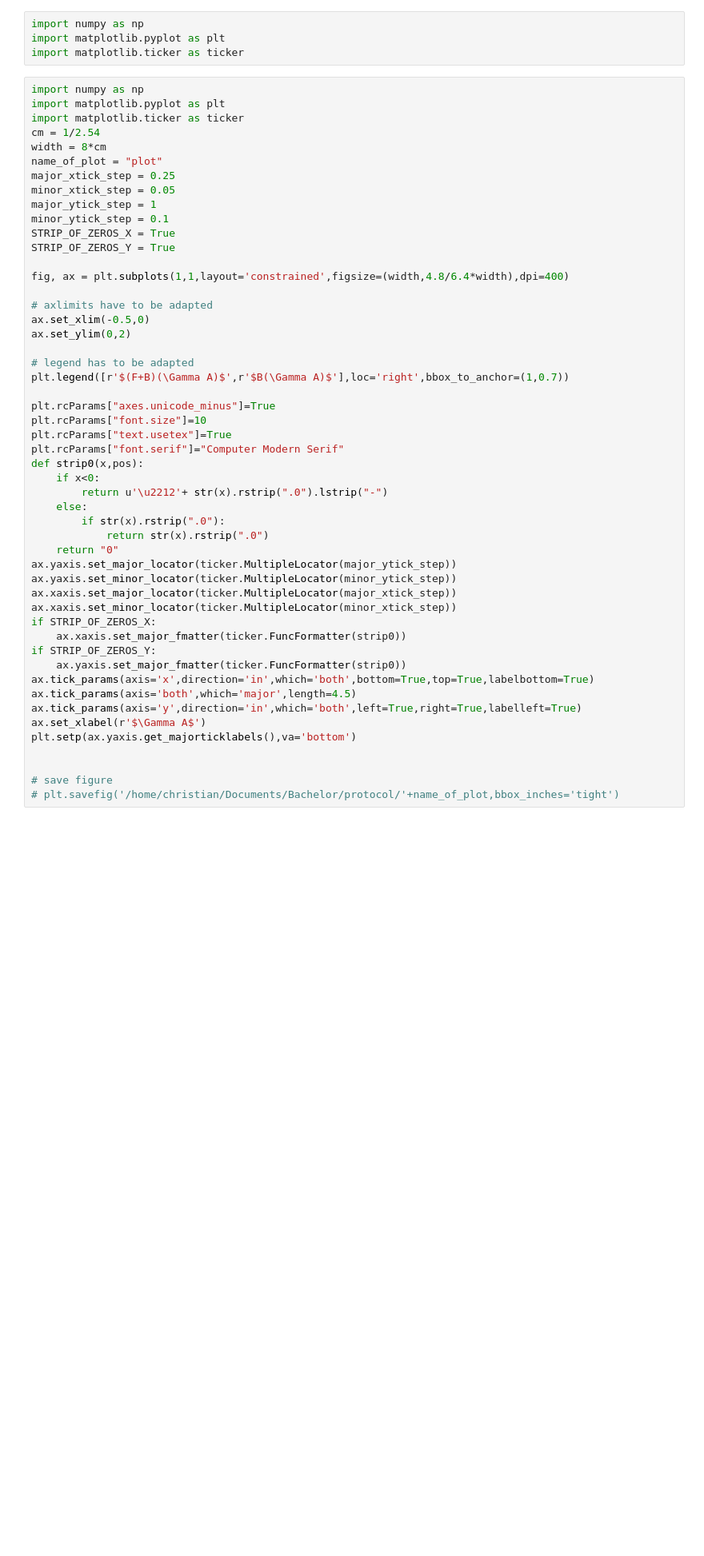
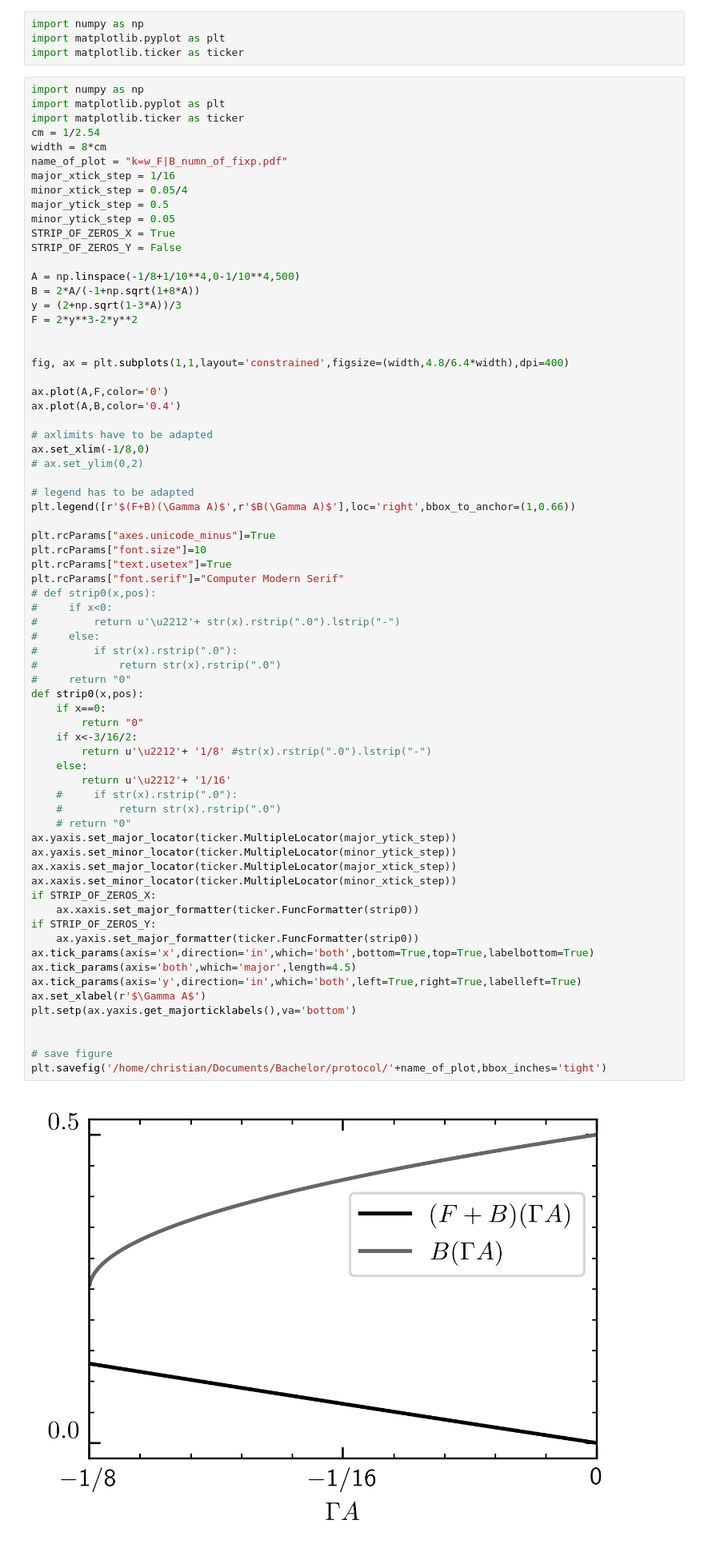
Before and after one commit to ChriGomm/Bachelor_sympy, a Jupyter notebook: plotting _scheme.ipynb, the cells around one changed output. Shown: that part at 80% size. Saved outputs shown, nothing was run; the diff lists cells and outputs as text; blank space fills up the shorter version.

```diff
--- a/plotting _scheme.ipynb
+++ b/plotting _scheme.ipynb
@@ -8,48 +8,69 @@ import matplotlib.pyplot as plt
 import matplotlib.ticker as ticker
 cm = 1/2.54
 width = 8*cm
-name_of_plot = "plot"
-major_xtick_step = 0.25
-minor_xtick_step = 0.05
-major_ytick_step = 1
-minor_ytick_step = 0.1
+name_of_plot = "k=w_F|B_numn_of_fixp.pdf"
+major_xtick_step = 1/16
+minor_xtick_step = 0.05/4
+major_ytick_step = 0.5
+minor_ytick_step = 0.05
 STRIP_OF_ZEROS_X = True
-STRIP_OF_ZEROS_Y = True
+STRIP_OF_ZEROS_Y = False
+
+A = np.linspace(-1/8+1/10**4,0-1/10**4,500)
+B = 2*A/(-1+np.sqrt(1+8*A))
+y = (2+np.sqrt(1-3*A))/3
+F = 2*y**3-2*y**2
+
 
 fig, ax = plt.subplots(1,1,layout='constrained',figsize=(width,4.8/6.4*width),dpi=400)
 
+ax.plot(A,F,color='0')
+ax.plot(A,B,color='0.4')
+
 # axlimits have to be adapted
-ax.set_xlim(-0.5,0)
-ax.set_ylim(0,2)
+ax.set_xlim(-1/8,0)
+# ax.set_ylim(0,2)
 
 # legend has to be adapted
-plt.legend([r'$(F+B)(\Gamma A)$',r'$B(\Gamma A)$'],loc='right',bbox_to_anchor=(1,0.7))
+plt.legend([r'$(F+B)(\Gamma A)$',r'$B(\Gamma A)$'],loc='right',bbox_to_anchor=(1,0.66))
 
 plt.rcParams["axes.unicode_minus"]=True
 plt.rcParams["font.size"]=10
 plt.rcParams["text.usetex"]=True
 plt.rcParams["font.serif"]="Computer Modern Serif"
+# def strip0(x,pos):
+#     if x<0:
+#         return u'\u2212'+ str(x).rstrip(".0").lstrip("-")
+#     else:
+#         if str(x).rstrip(".0"):
+#             return str(x).rstrip(".0")
+#     return "0"
 def strip0(x,pos):
-    if x<0:
-        return u'\u2212'+ str(x).rstrip(".0").lstrip("-")
+    if x==0:
+        return "0"
+    if x<-3/16/2:
+        return u'\u2212'+ '1/8' #str(x).rstrip(".0").lstrip("-")
     else:
-        if str(x).rstrip(".0"):
-            return str(x).rstrip(".0")
-    return "0"
+        return u'\u2212'+ '1/16'
+    #     if str(x).rstrip(".0"):
+    #         return str(x).rstrip(".0")
+    # return "0"
 ax.yaxis.set_major_locator(ticker.MultipleLocator(major_ytick_step))
 ax.yaxis.set_minor_locator(ticker.MultipleLocator(minor_ytick_step))
 ax.xaxis.set_major_locator(ticker.MultipleLocator(major_xtick_step))
 ax.xaxis.set_minor_locator(ticker.MultipleLocator(minor_xtick_step))
 if STRIP_OF_ZEROS_X:
-    ax.xaxis.set_major_fmatter(ticker.FuncFormatter(strip0))
+    ax.xaxis.set_major_formatter(ticker.FuncFormatter(strip0))
 if STRIP_OF_ZEROS_Y:
-    ax.yaxis.set_major_fmatter(ticker.FuncFormatter(strip0))
+    ax.yaxis.set_major_formatter(ticker.FuncFormatter(strip0))
 ax.tick_params(axis='x',direction='in',which='both',bottom=True,top=True,labelbottom=True)
 ax.tick_params(axis='both',which='major',length=4.5)
 ax.tick_params(axis='y',direction='in',which='both',left=True,right=True,labelleft=True)
 ax.set_xlabel(r'$\Gamma A$')
 plt.setp(ax.yaxis.get_majorticklabels(),va='bottom')
 
 
 # save figure
-# plt.savefig('/home/christian/Documents/Bachelor/protocol/'+name_of_plot,bbox_inches='tight')
+plt.savefig('/home/christian/Documents/Bachelor/protocol/'+name_of_plot,bbox_inches='tight')
+# %% [output]
+[figure, added]
```
Also changed, not shown: 1 other file.
